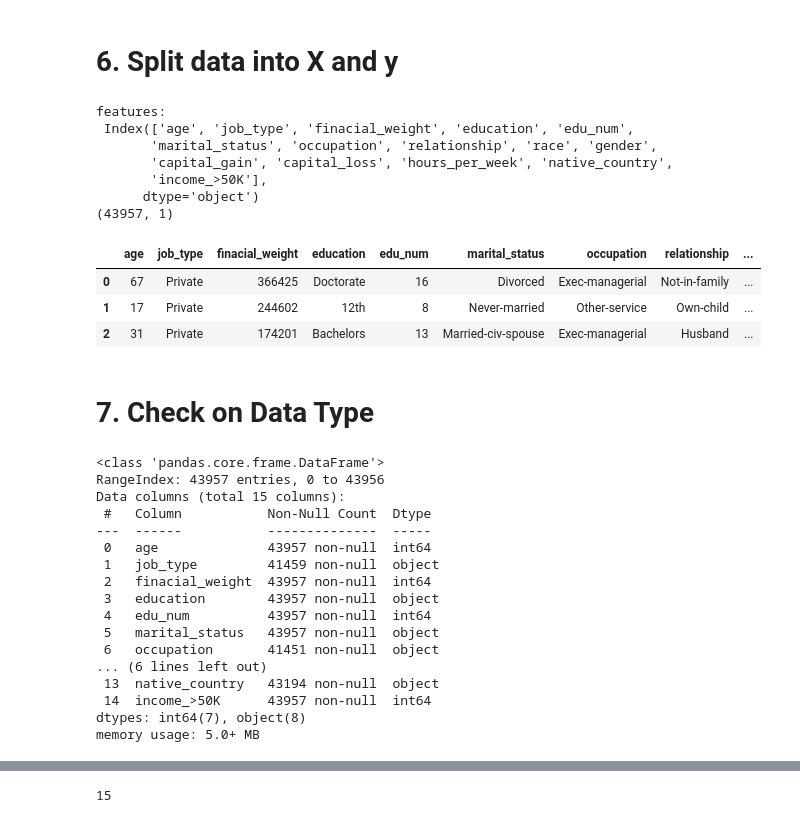
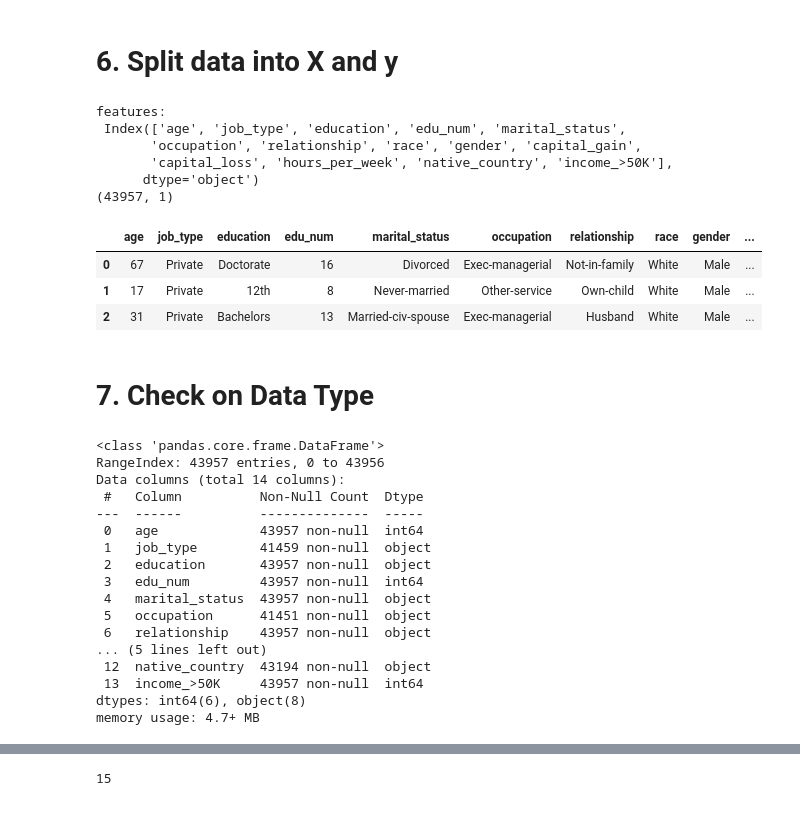
Before and after one commit to heesukjang/Income_Prediction, a Jupyter notebook: Income_Prediction.ipynb, the cells around one changed output, grey strips where cells are left out. Cells and saved outputs as stored; diff of their text form; code cells hidden in the pictures.

```diff
--- a/Income_Prediction.ipynb
+++ b/Income_Prediction.ipynb
@@ -175,28 +174,28 @@ print(n_train, m_train)
 # %% [markdown]
 # 6. Split data into X and y
 # %%
-# target variable (y) = income_>50K
-X_train = pd.DataFrame(df_train.iloc[:, :m_train]) # all rows and columns
+# target variable (y) = income_>50K and drop the 'finacial_weight' feature as it appears to be uncorrelated with income
+X_train = pd.DataFrame(df_train.iloc[:, :m_train]).drop('finacial_weight', axis=1) # all rows and columns
 y_train = pd.DataFrame(df_train.iloc[:, -1]) # all rows and the last column
-X_test = df_test
+X_test = df_test.drop('finacial_weight', axis=1)
 X_full = [X_train, X_test]
 
+# TODO
 features = X_train.columns
 print('features:\n',features)
 print(y_train.shape)
 X_train.head(3)
 # %% [output]
 features:
- Index(['age', 'job_type', 'finacial_weight', 'education', 'edu_num',
-       'marital_status', 'occupation', 'relationship', 'race', 'gender',
-       'capital_gain', 'capital_loss', 'hours_per_week', 'native_country',
-       'income_>50K'],
+ Index(['age', 'job_type', 'education', 'edu_num', 'marital_status',
+       'occupation', 'relationship', 'race', 'gender', 'capital_gain',
+       'capital_loss', 'hours_per_week', 'native_country', 'income_>50K'],
       dtype='object')
 (43957, 1)
-|  | age | job_type | finacial_weight | education | edu_num | marital_status | occupation | relationship | ... |
-| 0 | 67 | Private | 366425 | Doctorate | 16 | Divorced | Exec-managerial | Not-in-family | ... |
-| 1 | 17 | Private | 244602 | 12th | 8 | Never-married | Other-service | Own-child | ... |
-| 2 | 31 | Private | 174201 | Bachelors | 13 | Married-civ-spouse | Exec-managerial | Husband | ... |
+|  | age | job_type | education | edu_num | marital_status | occupation | relationship | race | gender | ... |
+| 0 | 67 | Private | Doctorate | 16 | Divorced | Exec-managerial | Not-in-family | White | Male | ... |
+| 1 | 17 | Private | 12th | 8 | Never-married | Other-service | Own-child | White | Male | ... |
+| 2 | 31 | Private | Bachelors | 13 | Married-civ-spouse | Exec-managerial | Husband | White | Male | ... |
 # %% [markdown]
 # 7. Check on Data Type
 # %%
@@ -204,21 +203,21 @@ X_train.info()
 # %% [output]
 <class 'pandas.core.frame.DataFrame'>
 RangeIndex: 43957 entries, 0 to 43956
-Data columns (total 15 columns):
- #   Column           Non-Null Count  Dtype
----  ------           --------------  -----
- 0   age              43957 non-null  int64
- 1   job_type         41459 non-null  object
- 2   finacial_weight  43957 non-null  int64
- 3   education        43957 non-null  object
- 4   edu_num          43957 non-null  int64
- 5   marital_status   43957 non-null  object
- 6   occupation       41451 non-null  object
-... (6 lines left out)
- 13  native_country   43194 non-null  object
- 14  income_>50K      43957 non-null  int64
-dtypes: int64(7), object(8)
-memory usage: 5.0+ MB
+Data columns (total 14 columns):
+ #   Column          Non-Null Count  Dtype
+---  ------          --------------  -----
+ 0   age             43957 non-null  int64
+ 1   job_type        41459 non-null  object
+ 2   education       43957 non-null  object
+ 3   edu_num         43957 non-null  int64
+ 4   marital_status  43957 non-null  object
+ 5   occupation      41451 non-null  object
+ 6   relationship    43957 non-null  object
+... (5 lines left out)
+ 12  native_country  43194 non-null  object
+ 13  income_>50K     43957 non-null  int64
+dtypes: int64(6), object(8)
+memory usage: 4.7+ MB
 # %%
 X_test.info()
 # %% [output]
```
Also changed, not shown: parts of 34 cells of this notebook.
